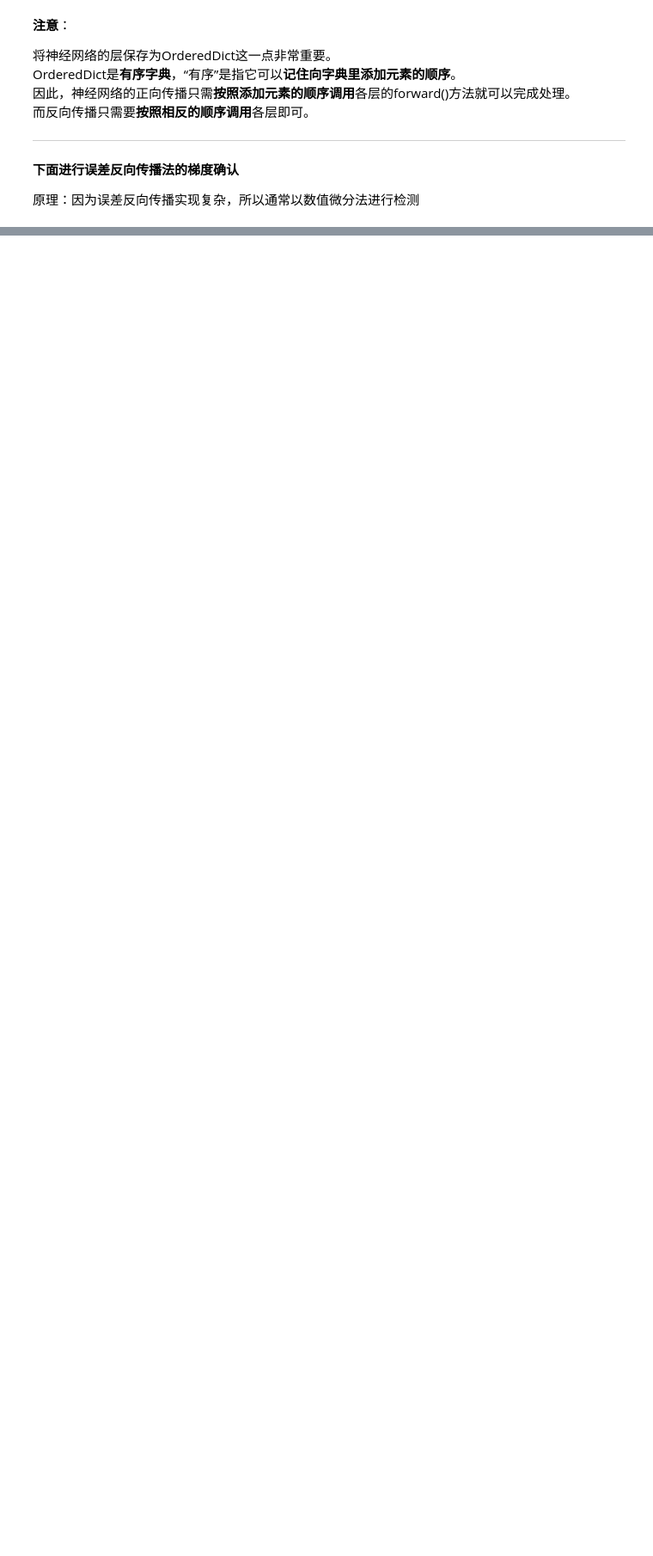
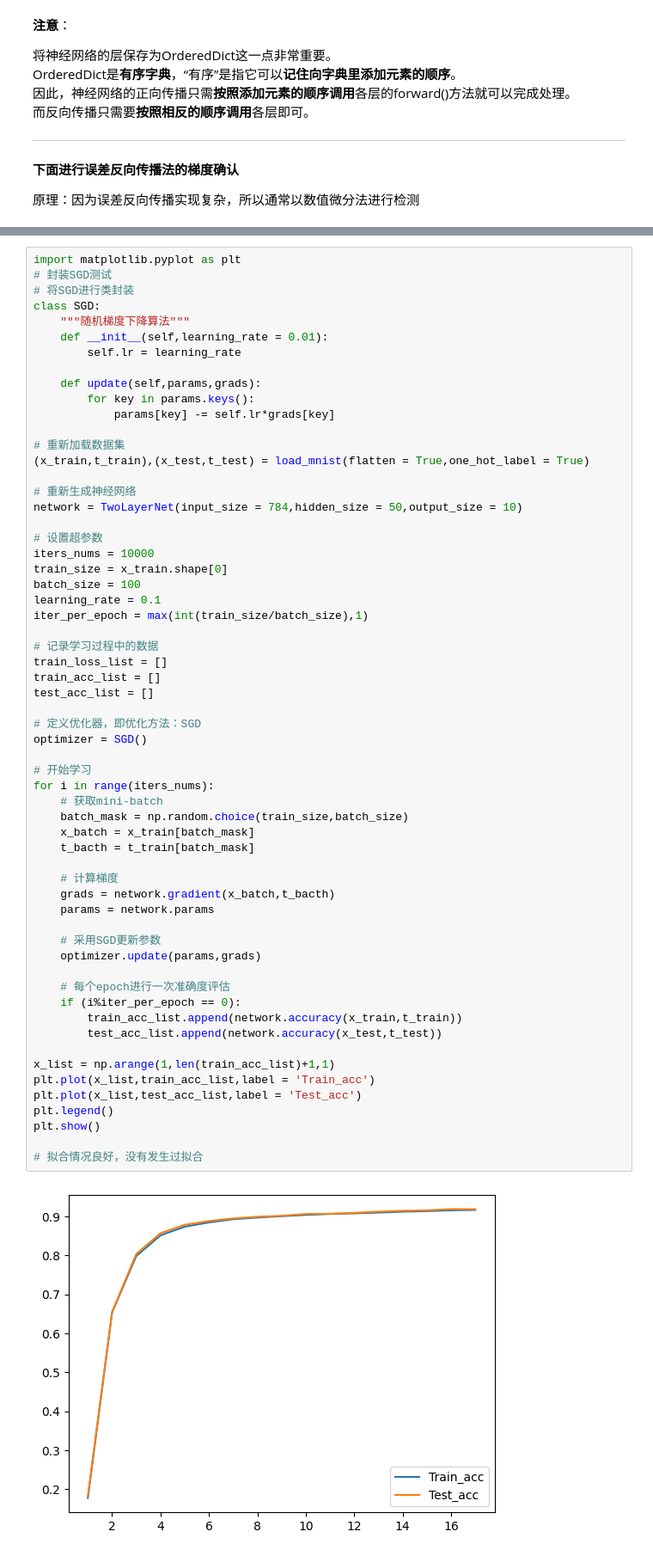
Before and after one commit to cuijunjie18/AI_notebook, a Jupyter notebook: deep_learning/鱼书1-误差反向传播法的实现.ipynb, the cells around one changed output, grey strips where cells are left out. Shown: that part at 86% size. Cells and saved outputs as stored; diff of their text form; blank space fills up the shorter version.

```diff
--- a/deep_learning/鱼书1-误差反向传播法的实现.ipynb
+++ b/deep_learning/鱼书1-误差反向传播法的实现.ipynb
@@ -256,3 +256,65 @@ plt.show()
 # 拟合情况良好，没有发生过拟合
 # %% [output]
 [figure]
+# %%
+import matplotlib.pyplot as plt
+# 封装SGD测试
+# 将SGD进行类封装
+class SGD:
+    """随机梯度下降算法"""
+    def __init__(self,learning_rate = 0.01):
+        self.lr = learning_rate
+
+    def update(self,params,grads):
+        for key in params.keys():
+            params[key] -= self.lr*grads[key]
+
+# 重新加载数据集
+(x_train,t_train),(x_test,t_test) = load_mnist(flatten = True,one_hot_label = True)
+
+# 重新生成神经网络
+network = TwoLayerNet(input_size = 784,hidden_size = 50,output_size = 10)
+
+# 设置超参数
+iters_nums = 10000
+train_size = x_train.shape[0]
+batch_size = 100
+learning_rate = 0.1
+iter_per_epoch = max(int(train_size/batch_size),1)
+
+# 记录学习过程中的数据
+train_loss_list = []
+train_acc_list = []
+test_acc_list = []
+
+# 定义优化器，即优化方法：SGD
+optimizer = SGD()
+
+# 开始学习
+for i in range(iters_nums):
+    # 获取mini-batch
+    batch_mask = np.random.choice(train_size,batch_size)
+    x_batch = x_train[batch_mask]
+    t_bacth = t_train[batch_mask]
+
+    # 计算梯度
+    grads = network.gradient(x_batch,t_bacth)
+    params = network.params
+
+    # 采用SGD更新参数
+    optimizer.update(params,grads)
+
+    # 每个epoch进行一次准确度评估
+    if (i%iter_per_epoch == 0):
+        train_acc_list.append(network.accuracy(x_train,t_train))
+        test_acc_list.append(network.accuracy(x_test,t_test))
+
+x_list = np.arange(1,len(train_acc_list)+1,1)
+plt.plot(x_list,train_acc_list,label = 'Train_acc')
+plt.plot(x_list,test_acc_list,label = 'Test_acc')
+plt.legend()
+plt.show()
+
+# 拟合情况良好，没有发生过拟合
+# %% [output]
+[figure, added]
```
Also changed, not shown: parts of 1 cell of this notebook, 10 other files.
